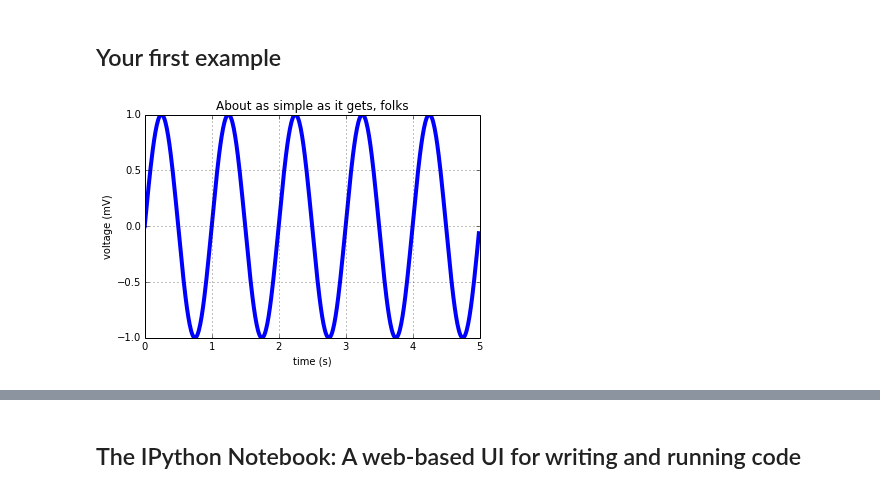
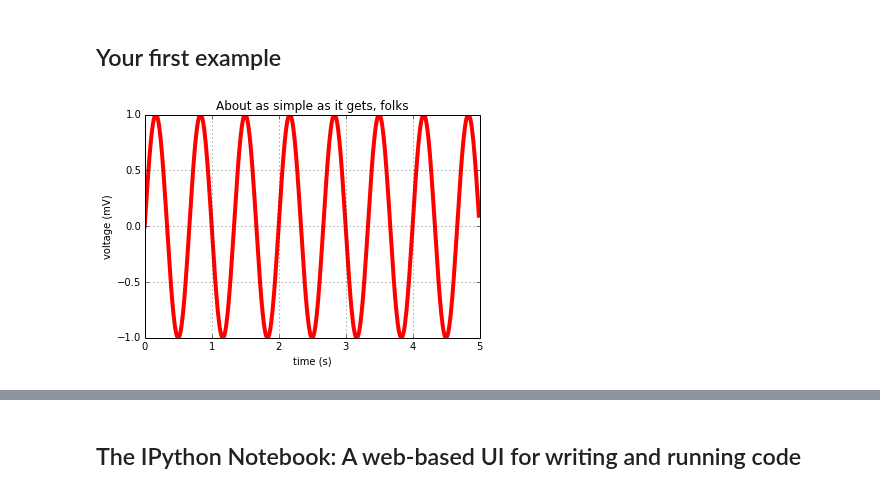
Before and after one commit to PBrockmann/IPy_Notebooks, a Jupyter notebook: introduction/Presentation_01.ipynb, the cells around one changed output, grey strips where cells are left out. Drawn from its saved outputs; the diff is of its cells as text; code cells hidden in the pictures.

```diff
--- a/introduction/Presentation_01.ipynb
+++ b/introduction/Presentation_01.ipynb
@@ -63,17 +61,17 @@ In other words everything that is part of the story you are telling.
 ## Your first example
 # %%
 t = arange(0.0, 5.0, 0.01)
-s = sin(2*pi*t)
-plot(t, s, linewidth=4.0, color='b')
+s = sin(3*pi*t)
+plot(t, s, linewidth=4.0, color='r')
 
 xlabel('time (s)')
 ylabel('voltage (mV)')
 title('About as simple as it gets, folks')
 grid(True)
 savefig("test.png")
 show()
 # %% [output]
-[figure, old version]
+[figure, new version]
 # %% [markdown]
 <img src="files/images/line_separator2.png" width=20%/>
 # %% [markdown]
```
Also changed, not shown: parts of 18 cells of this notebook.
